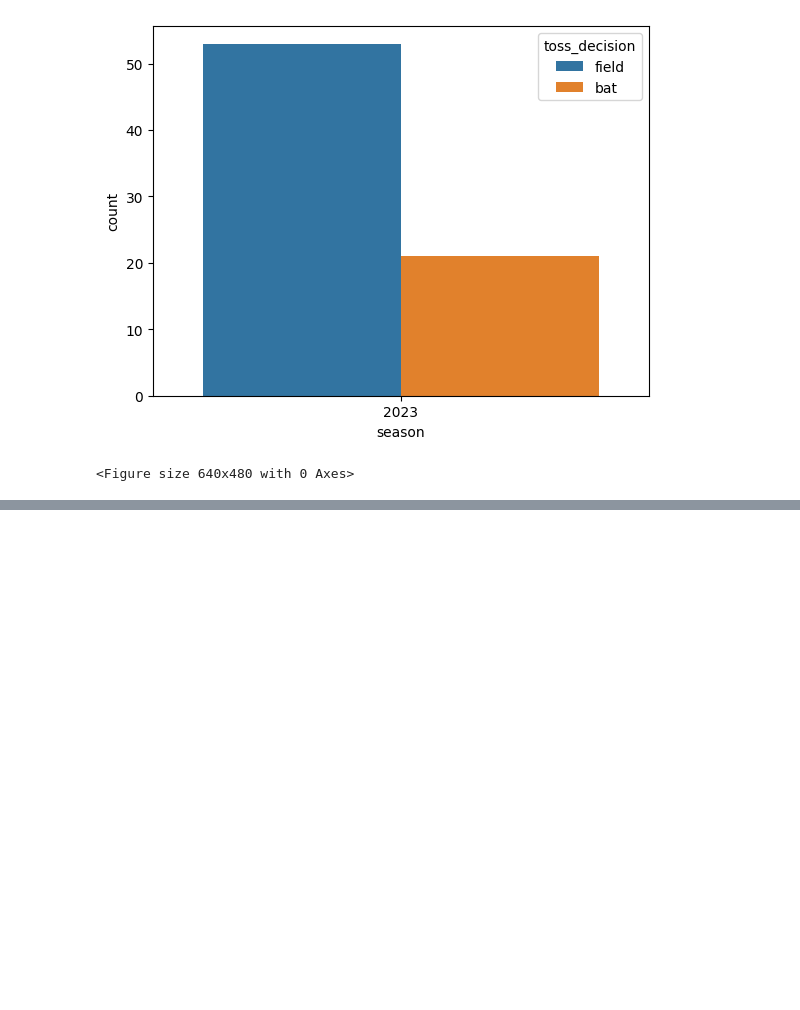
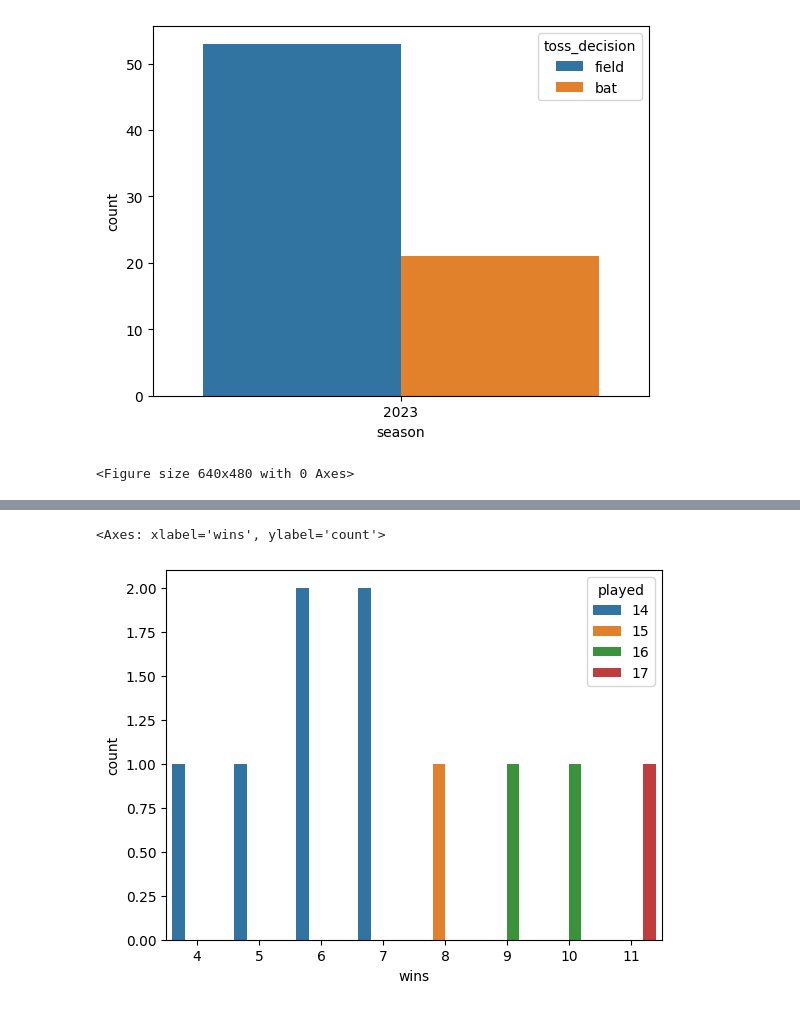
Before and after one commit to 521sai/Pandas_Library, a Jupyter notebook: IPL_dataanalysis.ipynb, the cells around one changed output, grey strips where cells are left out. Drawn from its saved outputs; the diff is of its cells as text; code cells hidden in the pictures; blank space fills up the shorter version.

```diff
--- a/IPL_dataanalysis.ipynb
+++ b/IPL_dataanalysis.ipynb
@@ -192,0 +268,3 @@ plt.savefig('pt.png')
+# %%
+team.columns=['team_name','played']
+team
@@ -192,0 +283,4 @@ plt.savefig('pt.png')
+# %%
+wins=dataset['winner'].value_counts().reset_index()
+wins.columns=['team_name','wins']
+wins
@@ -192,0 +300,4 @@ plt.savefig('pt.png')
+# %%
+won=team.merge(wins, left_on='team_name', right_on='team_name', how='inner')
+won['team_name']=won['team_name'].map(Teams)
+won
@@ -192,0 +316,3 @@ plt.savefig('pt.png')
+# %%
+won['wins%']=(won['wins']/won['played'])*100
+won
@@ -192,0 +331,5 @@ plt.savefig('pt.png')
+# %%
+sns.countplot(x='wins' ,hue='played', data=won)
+# %% [output]
+<Axes: xlabel='wins', ylabel='count'>
+[figure, added]
```
Also changed, not shown: parts of 13 cells of this notebook.
